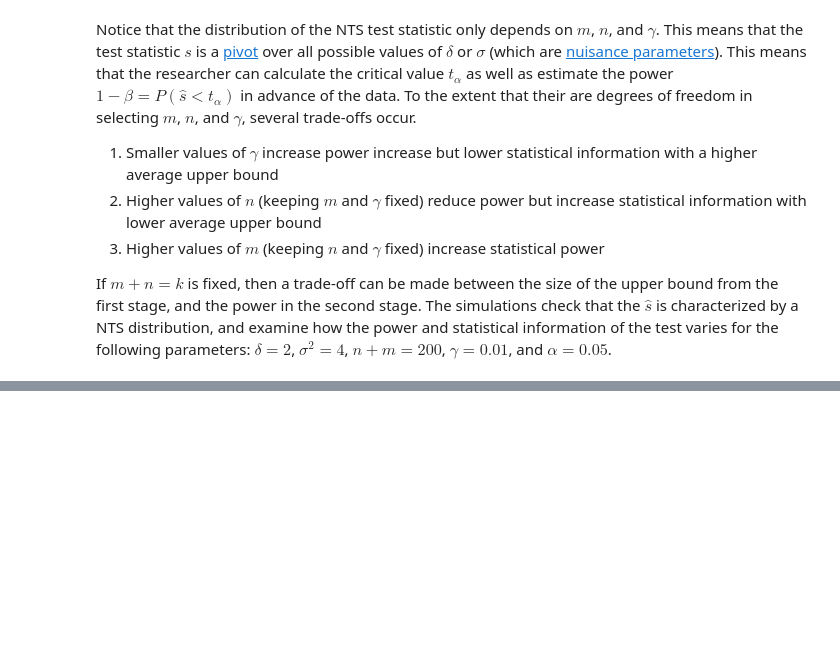
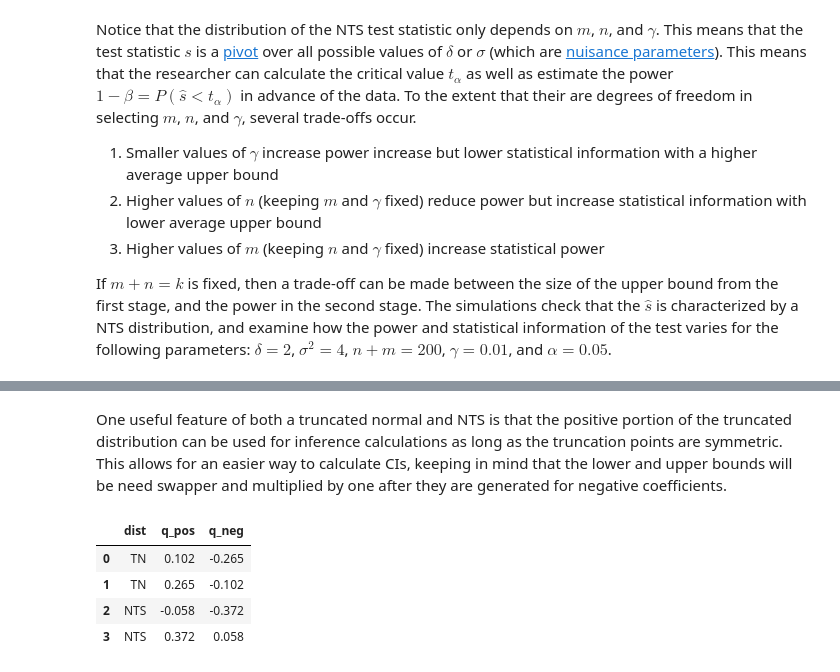
Before and after one commit to erikdrysdale/erikdrysdale.github.io, a Jupyter notebook: _rmd/extra_truncnorm/run_nb.ipynb, the cells around one changed output, grey strips where cells are left out. Saved outputs shown, nothing was run; the diff lists cells and outputs as text; code cells hidden in the pictures; blank space fills up the shorter version.

```diff
--- a/_rmd/extra_truncnorm/run_nb.ipynb
+++ b/_rmd/extra_truncnorm/run_nb.ipynb
@@ -585,0 +411,17 @@ The output above shows the confidence intervals (CIs) for a $TN(0,1,1,\infty)$ a
+# %% [markdown]
+One useful feature of both a truncated normal and NTS is that the positive portion of the truncated distribution can be used for inference calculations as long as the truncation points are symmetric. This allows for an easier way to calculate CIs, keeping in mind that the lower and upper bounds will be need swapper and multiplied by one after they are generated for negative coefficients.
+# %%
+dist_TN = tnorm(mu=0, sig2=0.01, a=-np.inf, b=-0.1)
+dist_NTS = NTS(mu=[0,0],tau=[0.1,0.1], a=-np.inf, b=-0.1)
+p_sig = np.array([alpha/2, 1-alpha/2])
+q_sig_TN_neg = dist_TN.ppf(p_sig)
+q_sig_NTS_neg = dist_NTS.ppf(p_sig)
+sign1 = pd.DataFrame({'dist':'TN','q_pos':q_sig_TN,'q_neg':q_sig_TN_neg})
+sign2 = pd.DataFrame({'dist':'NTS','q_pos':q_sig_NTS,'q_neg':q_sig_NTS_neg})
+pd.concat([sign1,sign2]).reset_index(None,True).round(3)
+# %% [output]
+|  | dist | q_pos | q_neg |
+| 0 | TN | 0.102 | -0.265 |
+| 1 | TN | 0.265 | -0.102 |
+| 2 | NTS | -0.058 | -0.372 |
+| 3 | NTS | 0.372 | 0.058 |
```
Also changed, not shown: parts of 16 cells of this notebook, 13 other files.
